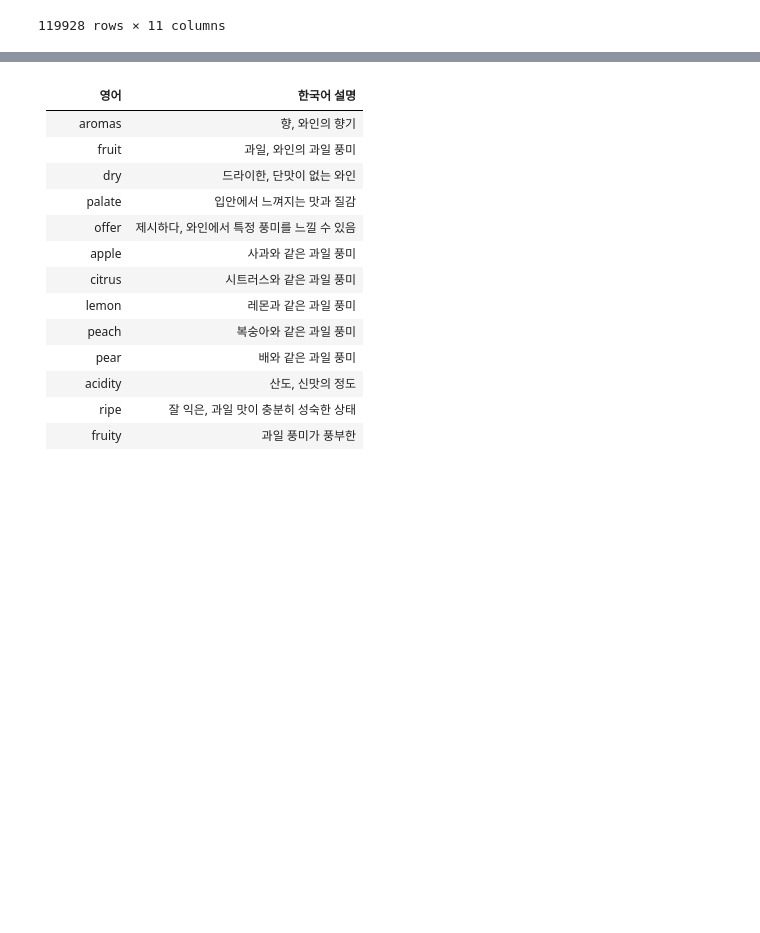
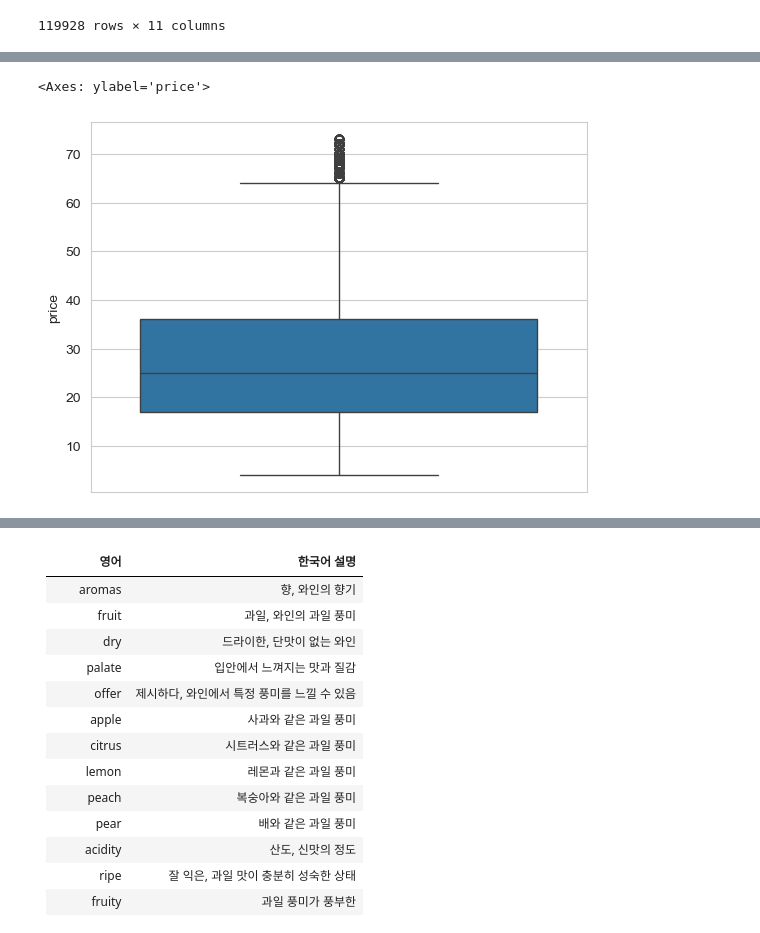
Before and after one commit to yejinlee99/DA36_mini2_Dionysus, a Jupyter notebook: wine_beginner.ipynb, the cells around one changed output, grey strips where cells are left out. Saved outputs shown, nothing was run; the diff lists cells and outputs as text; code cells hidden in the pictures; blank space fills up the shorter version.

```diff
--- a/wine_beginner.ipynb
+++ b/wine_beginner.ipynb
@@ -127,0 +145,12 @@ wine
+# %%
+# price 가독성 높은 시각화를 위해 이상치 값 제거
+# IQR 계산하여 이상치 제거
+Q1 = wine['price'].quantile(0.25)
+Q3 = wine['price'].quantile(0.75)
+IQR = Q3 - Q1
+lower_bound = Q1 - 1.5 * IQR
+upper_bound = Q3 + 1.5 * IQR
+
+# 이상치 제거
+wine_filtered = wine[(wine['price'] >= lower_bound) & (wine['price'] <= upper_bound)]
+wine_filtered['price'].describe()
@@ -127,0 +167,5 @@ wine
+# %%
+sns.boxplot(wine_filtered['price'])
+# %% [output]
+<Axes: ylabel='price'>
+[figure, added]
```
Also changed, not shown: parts of 8 cells of this notebook.
